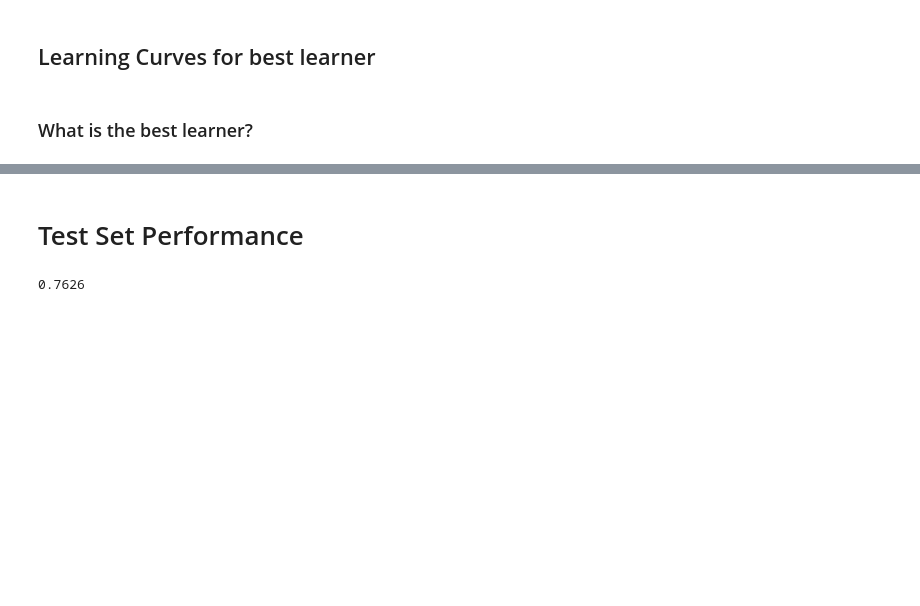
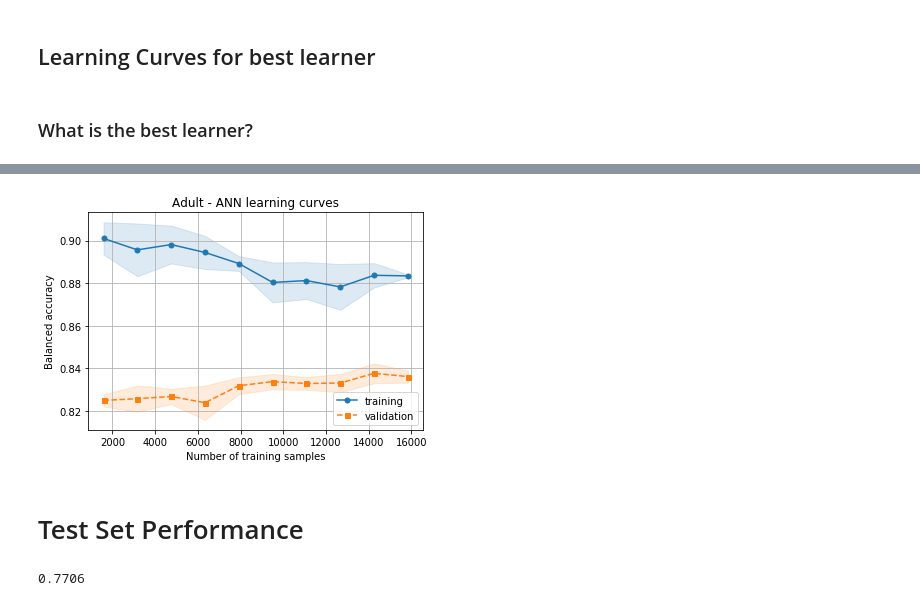
Before and after one commit to haniahhaq/CS7641-assignment-1, a Jupyter notebook: nb_adult_ann.ipynb, the cells around one changed output, grey strips where cells are left out. Drawn from its saved outputs; the diff is of its cells as text; code cells hidden in the pictures; blank space fills up the shorter version.

```diff
--- a/nb_adult_ann.ipynb
+++ b/nb_adult_ann.ipynb
@@ -191,6 +212,6 @@ Returning results for the highest-scoring-file: 0.779_adult_ANN_2018-09-19_07-29
 ### What is the best learner?
 # %%
 best_params = res['params'][np.argmax(res['mean_test_score'])]
-clf = KerasClassifier(build_fn=build_keras_clf, **best_params)
+clf = KerasClassifier(build_fn=build_keras_clf, verbose=0, **best_params)
 clf.get_params()
 # %% [output]
@@ -199,4 +221,4 @@ clf.get_params()
  'build_fn': <function __main__.build_keras_clf(hidden_layer_sizes=(10, 10), learning_rate_init=0.01, momentum=0.8)>}
 # %%
-train_sizes, train_mean, train_std, test_mean, test_std = gen_and_plot_learning_curve(clf, X_train_scaled, y_train, ylim=None, cv=4, title='Adult - ANN learning curves')
+train_sizes, train_mean, train_std, test_mean, test_std = gen_and_plot_learning_curve(clf, X_train_scaled, y_train, ylim=None, cv=4, scoring=balanced_accuracy_scorer, ylabel='Balanced accuracy', title='Adult - ANN learning curves', verbose=1)
 # %% [output]
@@ -221,13 +228,18 @@ Epoch 10/10
+# %%
+plot_learning_curve(train_sizes, train_mean, train_std, test_mean, test_std, ylabel='Balanced accuracy', title='Adult - ANN learning curves')
+# %% [output]
+[figure, added]
 # %%
 save_learning_curve(dataset, learner_type, train_sizes, train_mean, train_std, test_mean, test_std)
 # %% [markdown]
 # Test Set Performance
 # %%
-best_clf = KerasClassifier(build_fn=build_keras_clf, **best_params)
+best_clf = KerasClassifier(build_fn=build_keras_clf, verbose=0, **best_params)
 
 best_clf.fit(X_train_scaled, y_train)
 y_test_pred = best_clf.predict(X_test_scaled)
 test_score = balanced_accuracy(y_test, y_test_pred)
-print('%.4f' % test_score)
-# %% [output]
-0.7626
+# %%
+print('%.4f' % test_score)
+# %% [output]
+0.7706
```
Also changed, not shown: parts of 11 cells of this notebook, 5 other files.
